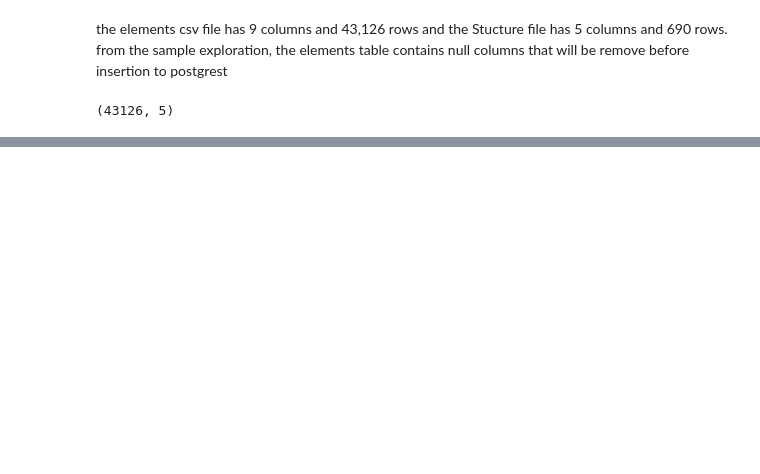
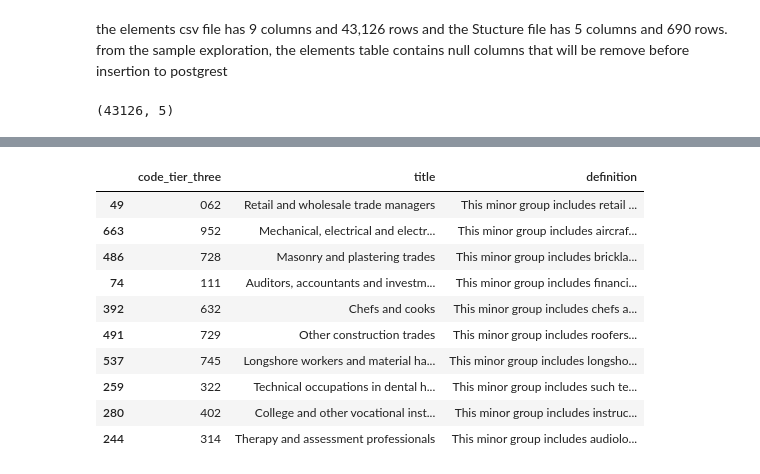
Before and after one commit to rafael-ariascalles/python-csv-postgreSQL-NOC, a Jupyter notebook: pandas_to_postgreSQL.ipynb, the cells around one changed output, grey strips where cells are left out. Saved outputs shown, nothing was run; the diff lists cells and outputs as text; code cells hidden in the pictures; blank space fills up the shorter version.

```diff
--- a/pandas_to_postgreSQL.ipynb
+++ b/pandas_to_postgreSQL.ipynb
@@ -59,0 +118,17 @@ noc_elements.shape
+# %%
+tierThree = noc_structure[noc_structure.level == 3][["code","title","definition"]]
+# %%
+tierThree.columns = ["code_tier_three","title","definition"]
+tierThree.sample(10)
+# %% [output]
+|  | code_tier_three | title | definition |
+| 49 | 062 | Retail and wholesale trade managers | This minor group includes retail ... |
+| 663 | 952 | Mechanical, electrical and electr... | This minor group includes aircraf... |
+| 486 | 728 | Masonry and plastering trades | This minor group includes brickla... |
+| 74 | 111 | Auditors, accountants and investm... | This minor group includes financi... |
+| 392 | 632 | Chefs and cooks | This minor group includes chefs a... |
+| 491 | 729 | Other construction trades | This minor group includes roofers... |
+| 537 | 745 | Longshore workers and material ha... | This minor group includes longsho... |
+| 259 | 322 | Technical occupations in dental h... | This minor group includes such te... |
+| 280 | 402 | College and other vocational inst... | This minor group includes instruc... |
+| 244 | 314 | Therapy and assessment professionals | This minor group includes audiolo... |
```
Also changed, not shown: parts of 22 cells of this notebook, 1 other file.
